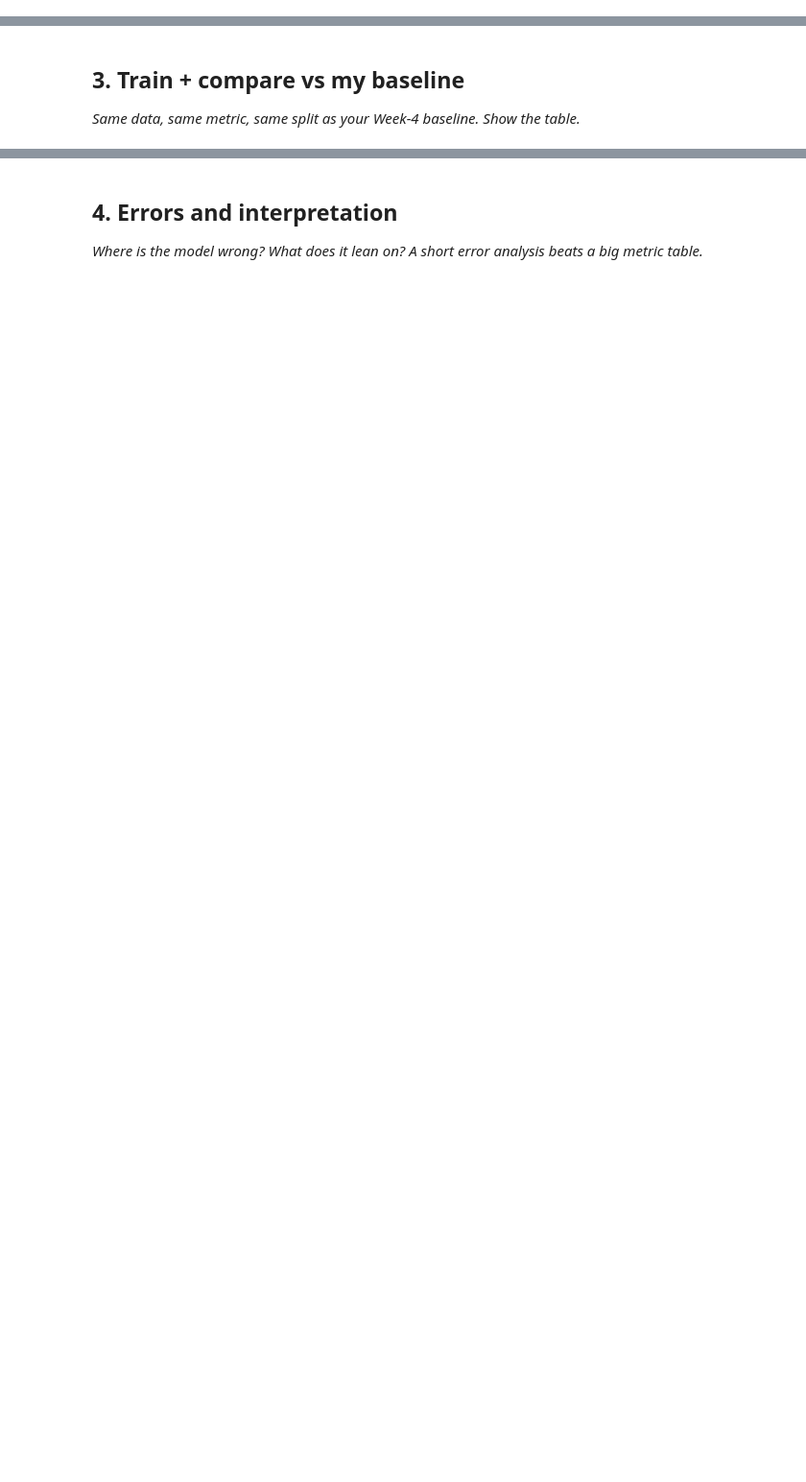
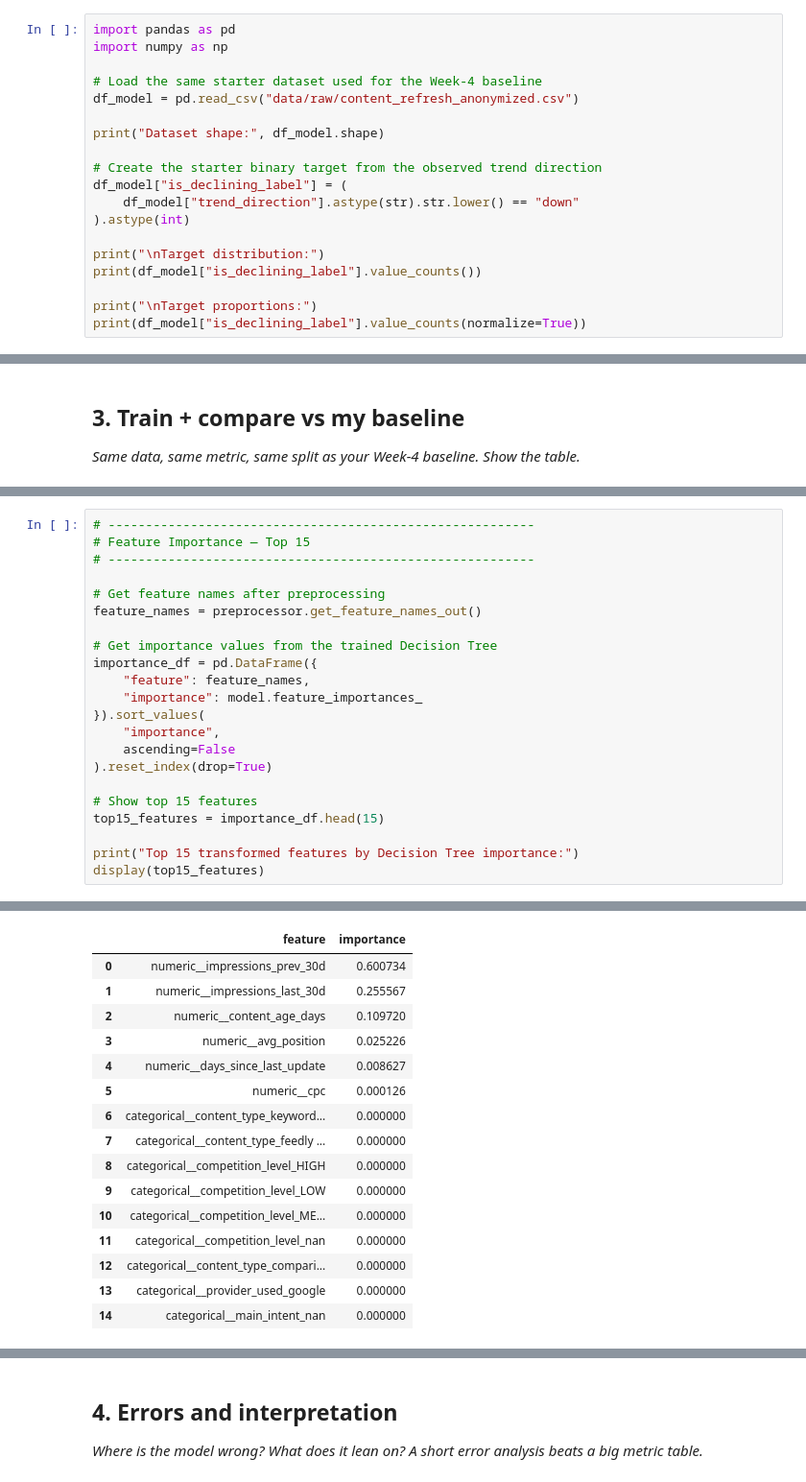
Before and after one commit to pr120107/flyrank-ml-internship, a Jupyter notebook: work/notebooks/w05_model.ipynb, the cells around one changed output, grey strips where cells are left out. Shown at 96% size. Saved outputs shown, nothing was run; the diff lists cells and outputs as text; blank space fills up the shorter version.

Commit message:
Week 5 decision tree model training and evaluation complete

```diff
--- a/work/notebooks/w05_model.ipynb
+++ b/work/notebooks/w05_model.ipynb
@@ -16,0 +36,19 @@ This skeleton is yours to fill. Work the sections **in order** — each one has
+# %%
+import pandas as pd
+import numpy as np
+
+# Load the same starter dataset used for the Week-4 baseline
+df_model = pd.read_csv("data/raw/content_refresh_anonymized.csv")
+
+print("Dataset shape:", df_model.shape)
+
+# Create the starter binary target from the observed trend direction
+df_model["is_declining_label"] = (
+    df_model["trend_direction"].astype(str).str.lower() == "down"
+).astype(int)
+
+print("\nTarget distribution:")
+print(df_model["is_declining_label"].value_counts())
+
+print("\nTarget proportions:")
+print(df_model["is_declining_label"].value_counts(normalize=True))
@@ -20,0 +328,23 @@ This skeleton is yours to fill. Work the sections **in order** — each one has
+# %%
+# ---------------------------------------------------------
+# Feature Importance — Top 15
+# ---------------------------------------------------------
+
+# Get feature names after preprocessing
+feature_names = preprocessor.get_feature_names_out()
+
+# Get importance values from the trained Decision Tree
+importance_df = pd.DataFrame({
+    "feature": feature_names,
+    "importance": model.feature_importances_
+}).sort_values(
+    "importance",
+    ascending=False
+).reset_index(drop=True)
+
+# Show top 15 features
+top15_features = importance_df.head(15)
+
+print("Top 15 transformed features by Decision Tree importance:")
+display(top15_features)
+# %% [output]
@@ -20,0 +352,16 @@ This skeleton is yours to fill. Work the sections **in order** — each one has
+|  | feature | importance |
+| 0 | numeric__impressions_prev_30d | 0.600734 |
+| 1 | numeric__impressions_last_30d | 0.255567 |
+| 2 | numeric__content_age_days | 0.109720 |
+| 3 | numeric__avg_position | 0.025226 |
+| 4 | numeric__days_since_last_update | 0.008627 |
+| 5 | numeric__cpc | 0.000126 |
+| 6 | categorical__content_type_keyword... | 0.000000 |
+| 7 | categorical__content_type_feedly ... | 0.000000 |
+| 8 | categorical__competition_level_HIGH | 0.000000 |
+| 9 | categorical__competition_level_LOW | 0.000000 |
+| 10 | categorical__competition_level_ME... | 0.000000 |
+| 11 | categorical__competition_level_nan | 0.000000 |
+| 12 | categorical__content_type_compari... | 0.000000 |
+| 13 | categorical__provider_used_google | 0.000000 |
+| 14 | categorical__main_intent_nan | 0.000000 |
```
Also changed, not shown: parts of 12 cells of this notebook.
